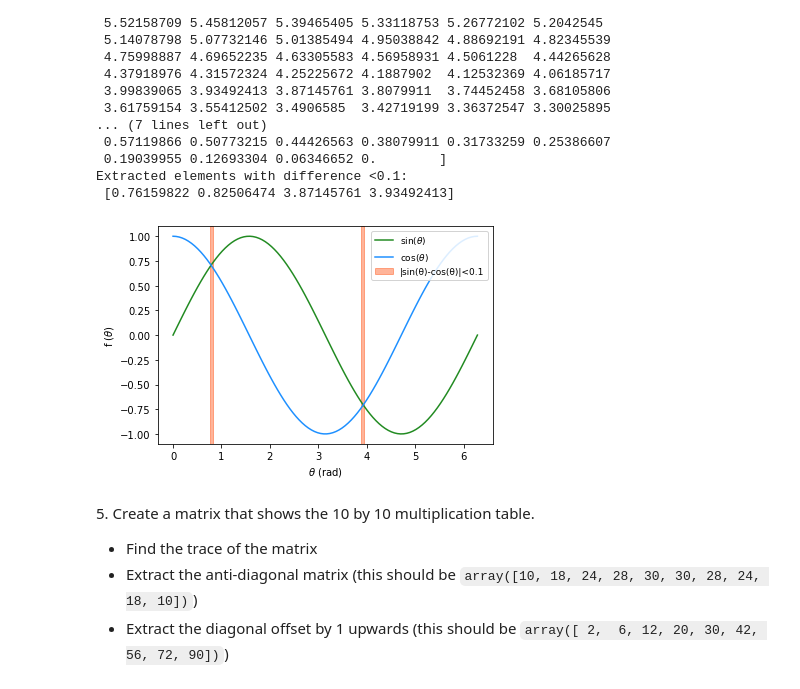
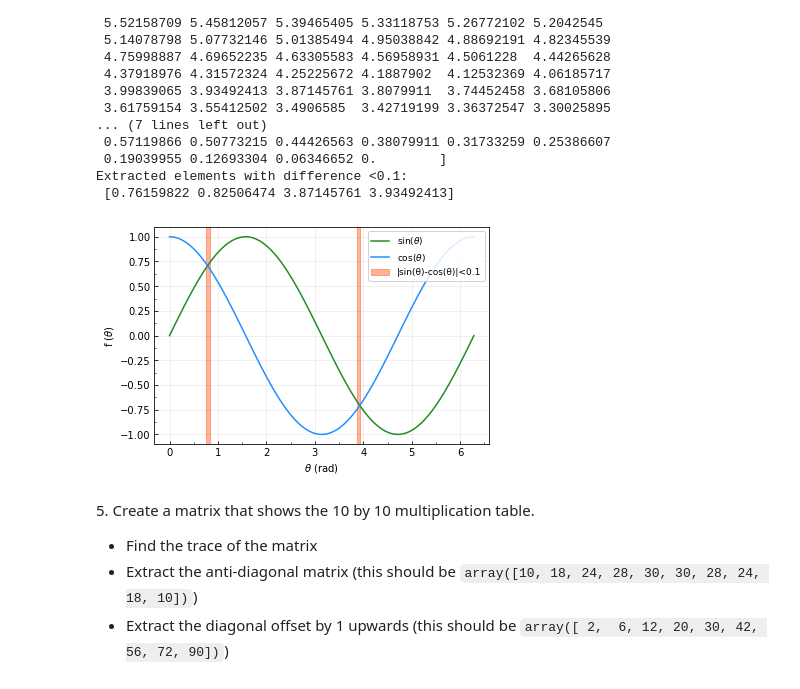
Before and after one commit to zucchett/HighLevelProgramming2021, a Jupyter notebook: 04ex_numpy.ipynb, the cells around one changed output. Cells and saved outputs as stored; diff of their text form; code cells hidden in the pictures.

```diff
--- a/04ex_numpy.ipynb
+++ b/04ex_numpy.ipynb
@@ -133,20 +134,25 @@ Extracted elements with difference <0.1:
 # %%
 # 4.4 OPTIONAL
 
 fig = plt.figure()
 ax = fig.add_subplot()
 
 ax.plot(v, np.sin(v), color = 'forestgreen', label = 'sin($\u03B8$)')
 ax.plot(v, np.cos(v), color = 'dodgerblue', label = 'cos($\u03B8$)')
 
 ax.axvspan(w[0], w[1], color = 'orangered', alpha = 0.4, label = '|sin(\u03B8)-cos(\u03B8)|<0.1')
 ax.axvspan(w[2], w[3], color = 'orangered', alpha = 0.4)
 
 ax.set_xlabel('$\u03B8$ (rad)')
 ax.set_ylabel('f ($\u03B8$)')
+ax.tick_params(which='both', direction='in')
+ax.grid(which='major', axis='both', alpha=0.25)
+ax.set_axisbelow(True)
+ax.xaxis.set_minor_locator(AutoMinorLocator(2))
+ax.yaxis.set_minor_locator(AutoMinorLocator(2))
 legend = ax.legend(loc = 'upper right', prop = {'size': 9}, framealpha = 0.85)
 # %% [output]
-[figure, old version]
+[figure, new version]
 # %% [markdown]
 5\. Create a matrix that shows the 10 by 10 multiplication table.
 
```
Also changed, not shown: parts of 2 cells of this notebook, 3 other files.
